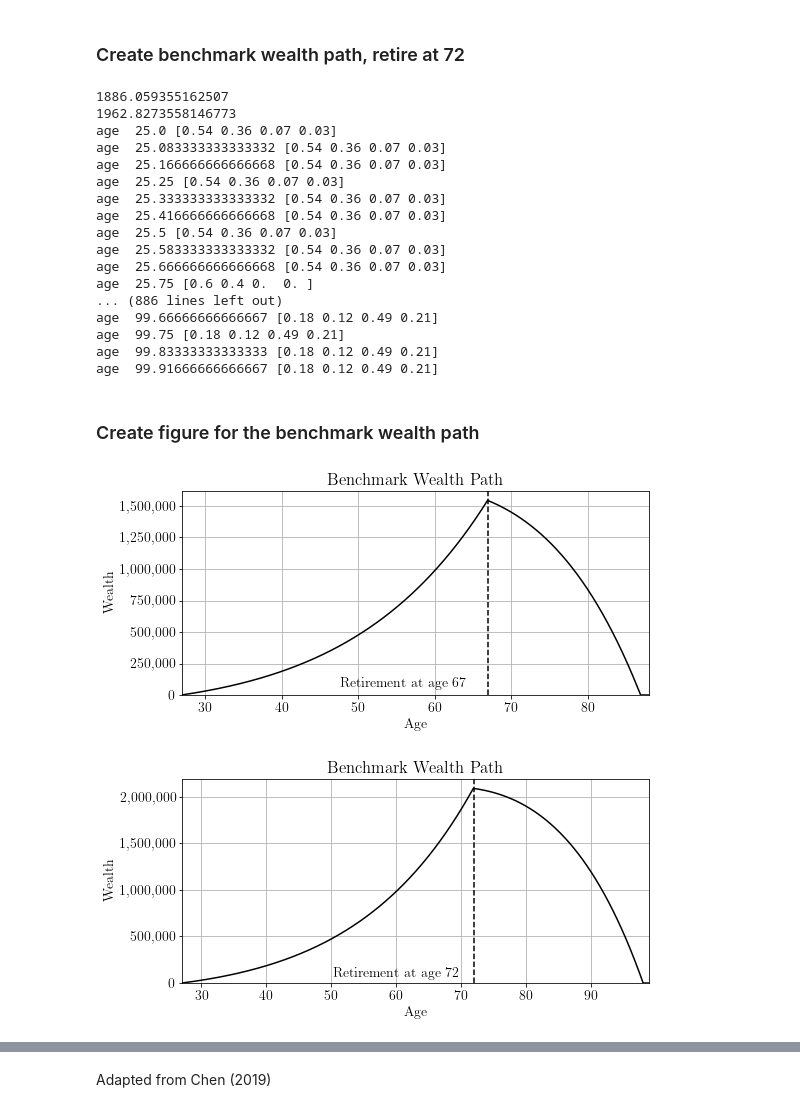
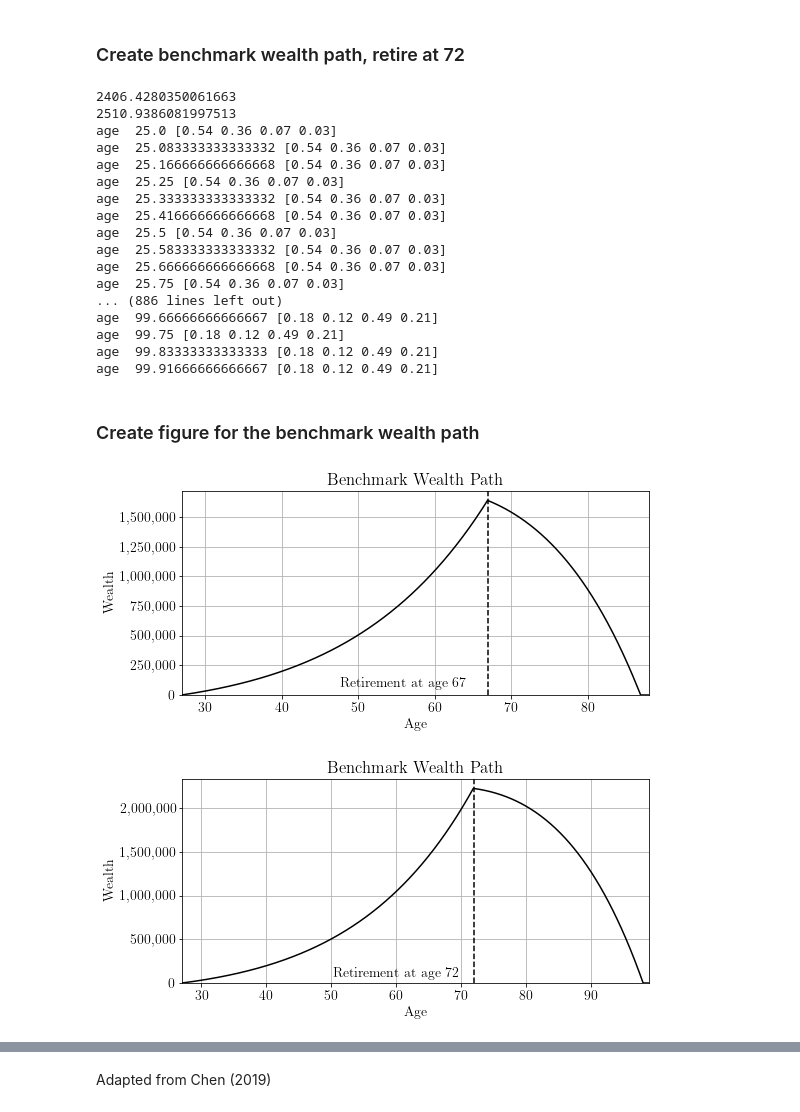
Before and after one commit to cj20895/thesis_public, a Jupyter notebook: thesis_simulation.ipynb, the cells around one changed output, grey strips where cells are left out. Cells and saved outputs as stored; diff of their text form; code cells hidden in the pictures.

```diff
--- a/thesis_simulation.ipynb
+++ b/thesis_simulation.ipynb
@@ -174,0 +422,34 @@ class Allocation(object):
+# %%
+xs = np.linspace(27,102,100)
+retirement_age = 67
+dictionary = {'retirement_age': retirement_age}
+ys_sgp = np.array([np.sum(100*Allocation.sgp(x,dictionary)[:2]) for x in xs])
+ys_rgp = np.array([np.sum(100*Allocation.rgp(x,dictionary)[:2]) for x in xs])
+ys_fme = np.array([np.sum(100*Allocation.fme(x,dictionary)[:2]) for x in xs])
+ys_fmb = np.array([np.sum(100*Allocation.fmb(x,dictionary)[:2]) for x in xs])
+ys_cgp_limit = [ min(100, y + 20) for y in ys_sgp]
+
+ys_pgp_limit = [ min(100, y - 20) for y in ys_sgp]
+
+
+fig = plt.figure(figsize=(8,5))
+lwidth = 2
+
+
+plt.axvline(x=retirement_age,linestyle='--',color='k',alpha=0.8)
+plt.text(retirement_age - 22, 3, 'Retirement at age ' + str(retirement_age))
+
+plt.plot(xs, ys_rgp,label='RGP',linewidth=lwidth+1,alpha=0.9)
+
+plt.ylim(0,105)
+# plt.title('Asset Allocation Strategies',y=1.14)
+plt.xlabel('Age')
+plt.ylabel('Equity Allocation (\%)')
+plt.grid()
+
+plt.legend(bbox_to_anchor=(0,1.02,1,0.2), loc="lower left",
+                borderaxespad=0, ncol=5)
+plt.tight_layout()
+
+plt.savefig('fig_asset_allocation_strategies_rgp',dpi=300)
+plt.show()
@@ -598,7 +1022,7 @@ Done!
 ### Create benchmark wealth path, retire at 67
 # %%
 benchmark_wealth_path = np.zeros(75*12)
-salary = 60000
+salary = average_salary
 annual_return = 0.05
 benchmark_wealth_path[0] = salary*0.15/12
 for i in range(1,75*12):
@@ -611,7 +1035,7 @@ np.save('numpy/bm_path', benchmark_wealth_path)
 ### Create benchmark wealth path, retire at 72
 # %%
 benchmark_wealth_path_72 = np.zeros(75*12)
-salary = 60000
+salary = average_salary
 annual_return = 0.05
 benchmark_wealth_path[0] = salary*0.15/12
 for i in range(1,75*12):
@@ -624,13 +1048,13 @@ np.save('numpy/bm_path_72', benchmark_wealth_path_72)
 # %%
 t = 3
 print(benchmark_wealth_path[t-1])
-print(np.sum(port_dgp_test.port_wealth[1,t,:],axis=0))
+print(np.sum(port_cgp_test.port_wealth[1,t,:],axis=0))
 
 for i in range(75*12):
-    print('age ', 25 + i/12, port_dgp_test.port_alloc[1,i,:])
+    print('age ', 25 + i/12, port_cgp_test.port_alloc[1,i,:])
 # %% [output]
-1886.059355162507
-1962.8273558146773
+2406.4280350061663
+2510.9386081997513
 age  25.0 [0.54 0.36 0.07 0.03]
 age  25.083333333333332 [0.54 0.36 0.07 0.03]
 age  25.166666666666668 [0.54 0.36 0.07 0.03]
@@ -640,7 +1064,7 @@ age  25.416666666666668 [0.54 0.36 0.07 0.03]
 age  25.5 [0.54 0.36 0.07 0.03]
 age  25.583333333333332 [0.54 0.36 0.07 0.03]
 age  25.666666666666668 [0.54 0.36 0.07 0.03]
-age  25.75 [0.6 0.4 0.  0. ]
+age  25.75 [0.54 0.36 0.07 0.03]
 ... (886 lines left out)
 age  99.66666666666667 [0.18 0.12 0.49 0.21]
 age  99.75 [0.18 0.12 0.49 0.21]
@@ -651,36 +1075,36 @@ age  99.91666666666667 [0.18 0.12 0.49 0.21]
 # %%
 # create plot for the benchmark wealth path
 def benchmark_plot(benchmark_wealth_path, retirement_age,xlim,filename=None):
     num_periods = 900
 
     fig,ax = plt.subplots(1,figsize=(8,4))
     ax.set_facecolor('white') # Set the face color to white
     plt.plot(figsize=(8,8))
     xs = [27 + x/12 for x in range(num_periods)]
     plt.plot(xs, benchmark_wealth_path, color='k')
 
     # mark retirement date
     plt.axvline(x=retirement_age,linestyle='--',color='k')
-    plt.text(retirement_age - xlim[1]*0.22, 60000, 'Retirement at age ' + str(retirement_age))
+    plt.text(retirement_age - xlim[1]*0.22, average_salary, 'Retirement at age ' + str(retirement_age))
 
     plt.title('Benchmark Wealth Path')
     plt.ylabel('Wealth')
     plt.xlabel('Age')
     plt.ylim(0, plt.ylim()[1])
     plt.xlim(xlim)
     ax.yaxis.set_major_formatter(matplotlib.ticker.FuncFormatter(lambda x, p: format(int(x), ',')))
     plt.grid(True)
     plt.tight_layout()
     if filename != None:
         plt.savefig(filename,dpi=300)
 
     plt.show()
 
 benchmark_plot(benchmark_wealth_path, 67,(27,88), filename='benchmark_wealth_path_67')
-benchmark_plot(benchmark_wealth_path_70, 72,(27,99), filename='benchmark_wealth_path_72')
+benchmark_plot(benchmark_wealth_path_72, 72,(27,99), filename='benchmark_wealth_path_72')
 # %% [output]
-[figure, old version]
+[figure, new version]
-[figure, old version]
+[figure, new version]
 # %%
 for i in range(75*12):
     print('age ', 27 + i/12, benchmark_wealth_path[i])
```
Also changed, not shown: parts of 24 cells of this notebook, 2 other files.
